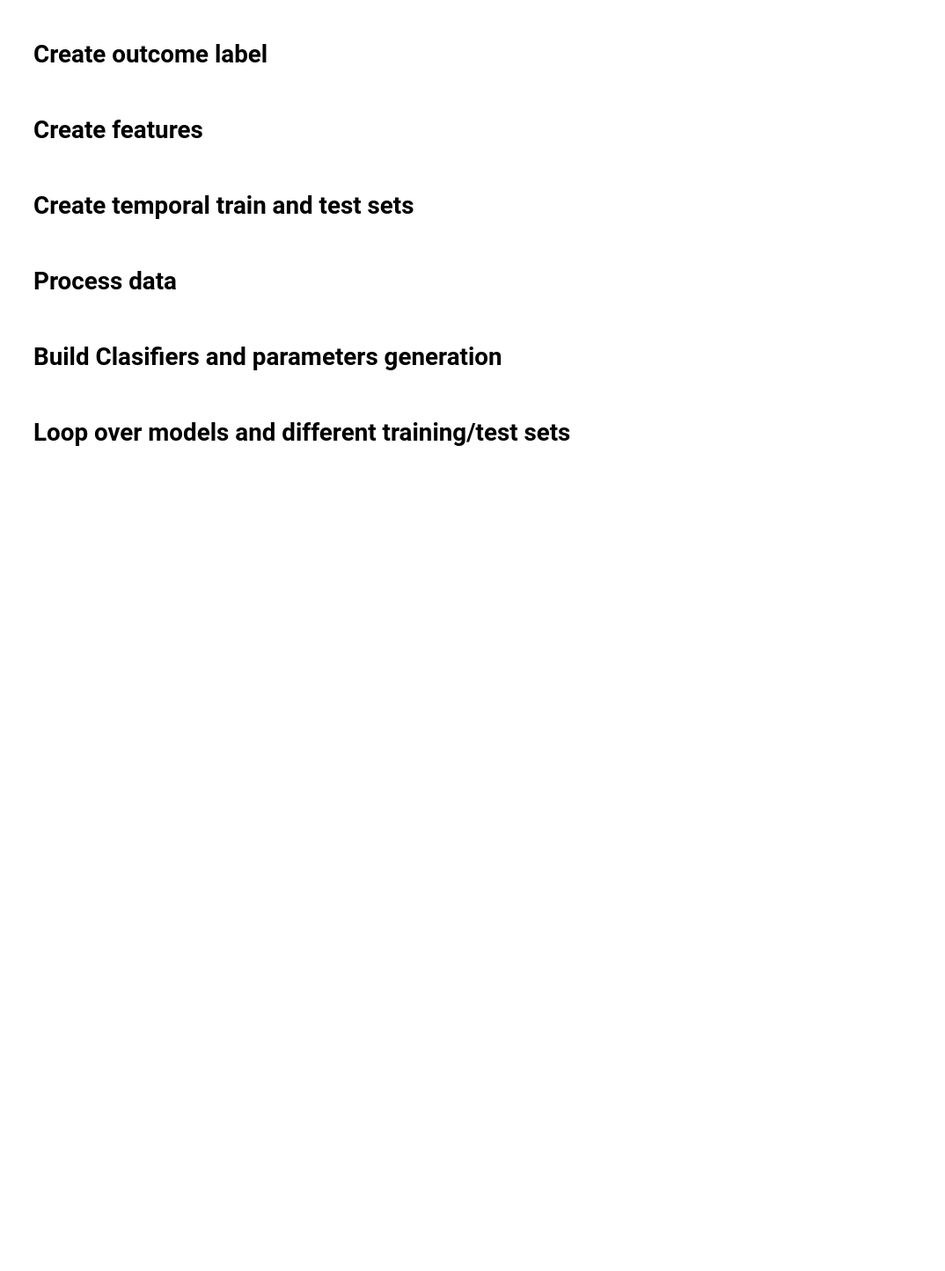
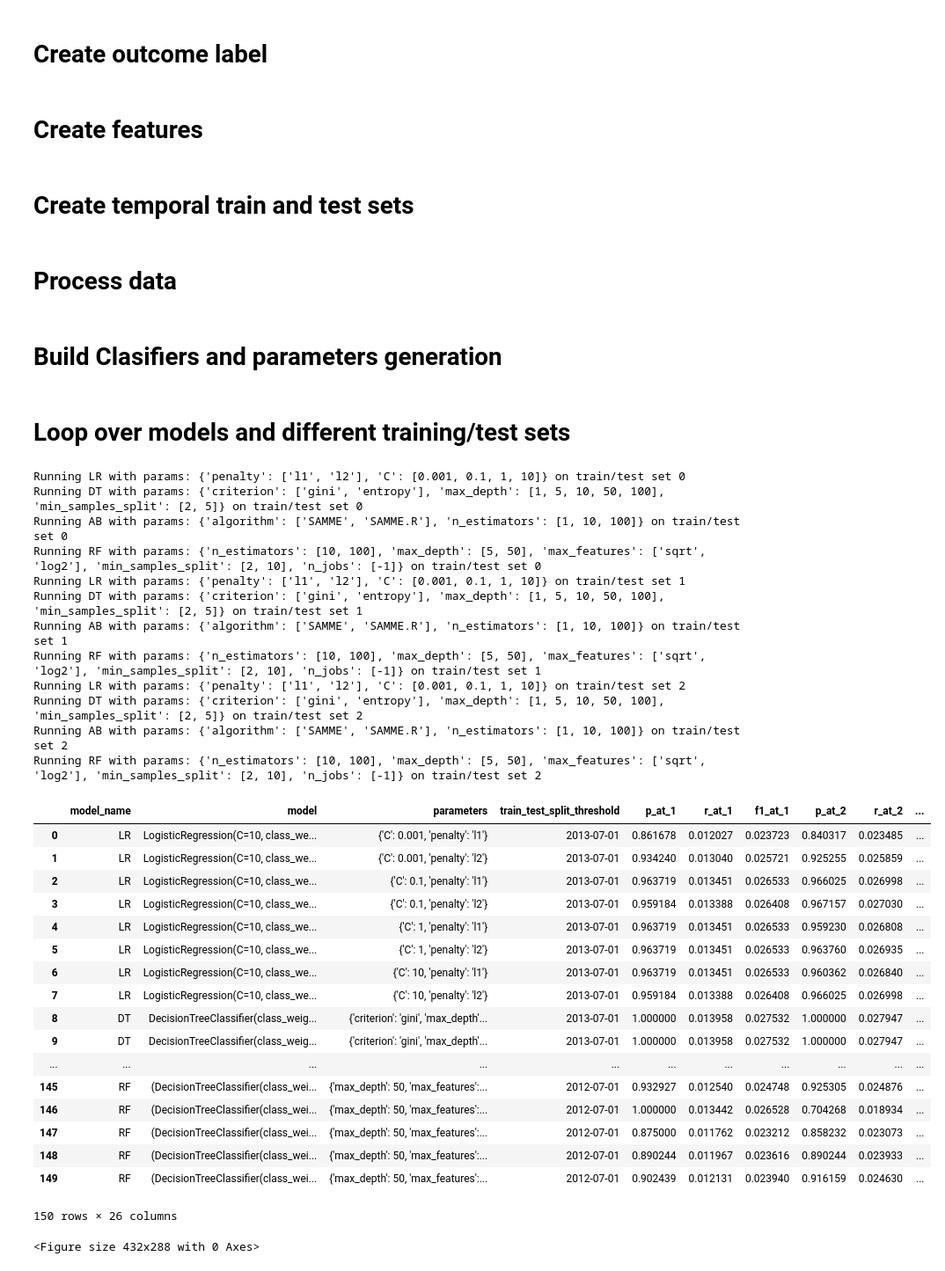
Before and after one commit to fhalamos/ML-pipeline, a Jupyter notebook: predict_donorschoose_60_days.ipynb, the cells around one changed output. Shown at 88% size. Drawn from its saved outputs; the diff is of its cells as text; code cells hidden in the pictures; blank space fills up the shorter version.

```diff
--- a/predict_donorschoose_60_days.ipynb
+++ b/predict_donorschoose_60_days.ipynb
@@ -141,4 +161,37 @@ models, parameters_grid = pipeline.get_models_and_parameters()
 # %%
 importlib.reload(pipeline)
 
 results = pipeline.iterate_over_models_and_training_test_sets(models_to_run, models, parameters_grid, train_test_sets)
+results
+# %% [output]
+Running LR with params: {'penalty': ['l1', 'l2'], 'C': [0.001, 0.1, 1, 10]} on train/test set 0
+Running DT with params: {'criterion': ['gini', 'entropy'], 'max_depth': [1, 5, 10, 50, 100], 'min_samples_split': [2, 5]} on train/test set 0
+Running AB with params: {'algorithm': ['SAMME', 'SAMME.R'], 'n_estimators': [1, 10, 100]} on train/test set 0
+Running RF with params: {'n_estimators': [10, 100], 'max_depth': [5, 50], 'max_features': ['sqrt', 'log2'], 'min_samples_split': [2, 10], 'n_jobs': [-1]} on train/test set 0
+Running LR with params: {'penalty': ['l1', 'l2'], 'C': [0.001, 0.1, 1, 10]} on train/test set 1
+Running DT with params: {'criterion': ['gini', 'entropy'], 'max_depth': [1, 5, 10, 50, 100], 'min_samples_split': [2, 5]} on train/test set 1
+Running AB with params: {'algorithm': ['SAMME', 'SAMME.R'], 'n_estimators': [1, 10, 100]} on train/test set 1
+Running RF with params: {'n_estimators': [10, 100], 'max_depth': [5, 50], 'max_features': ['sqrt', 'log2'], 'min_samples_split': [2, 10], 'n_jobs': [-1]} on train/test set 1
+Running LR with params: {'penalty': ['l1', 'l2'], 'C': [0.001, 0.1, 1, 10]} on train/test set 2
+Running DT with params: {'criterion': ['gini', 'entropy'], 'max_depth': [1, 5, 10, 50, 100], 'min_samples_split': [2, 5]} on train/test set 2
+Running AB with params: {'algorithm': ['SAMME', 'SAMME.R'], 'n_estimators': [1, 10, 100]} on train/test set 2
+Running RF with params: {'n_estimators': [10, 100], 'max_depth': [5, 50], 'max_features': ['sqrt', 'log2'], 'min_samples_split': [2, 10], 'n_jobs': [-1]} on train/test set 2
+|  | model_name | model | parameters | train_test_split_threshold | p_at_1 | r_at_1 | f1_at_1 | p_at_2 | r_at_2 | ... |
+| 0 | LR | LogisticRegression(C=10, class_we... | {'C': 0.001, 'penalty': 'l1'} | 2013-07-01 | 0.861678 | 0.012027 | 0.023723 | 0.840317 | 0.023485 | ... |
+| 1 | LR | LogisticRegression(C=10, class_we... | {'C': 0.001, 'penalty': 'l2'} | 2013-07-01 | 0.934240 | 0.013040 | 0.025721 | 0.925255 | 0.025859 | ... |
+| 2 | LR | LogisticRegression(C=10, class_we... | {'C': 0.1, 'penalty': 'l1'} | 2013-07-01 | 0.963719 | 0.013451 | 0.026533 | 0.966025 | 0.026998 | ... |
+| 3 | LR | LogisticRegression(C=10, class_we... | {'C': 0.1, 'penalty': 'l2'} | 2013-07-01 | 0.959184 | 0.013388 | 0.026408 | 0.967157 | 0.027030 | ... |
+| 4 | LR | LogisticRegression(C=10, class_we... | {'C': 1, 'penalty': 'l1'} | 2013-07-01 | 0.963719 | 0.013451 | 0.026533 | 0.959230 | 0.026808 | ... |
+| 5 | LR | LogisticRegression(C=10, class_we... | {'C': 1, 'penalty': 'l2'} | 2013-07-01 | 0.963719 | 0.013451 | 0.026533 | 0.963760 | 0.026935 | ... |
+| 6 | LR | LogisticRegression(C=10, class_we... | {'C': 10, 'penalty': 'l1'} | 2013-07-01 | 0.963719 | 0.013451 | 0.026533 | 0.960362 | 0.026840 | ... |
+| 7 | LR | LogisticRegression(C=10, class_we... | {'C': 10, 'penalty': 'l2'} | 2013-07-01 | 0.959184 | 0.013388 | 0.026408 | 0.966025 | 0.026998 | ... |
+| 8 | DT | DecisionTreeClassifier(class_weig... | {'criterion': 'gini', 'max_depth'... | 2013-07-01 | 1.000000 | 0.013958 | 0.027532 | 1.000000 | 0.027947 | ... |
+| 9 | DT | DecisionTreeClassifier(class_weig... | {'criterion': 'gini', 'max_depth'... | 2013-07-01 | 1.000000 | 0.013958 | 0.027532 | 1.000000 | 0.027947 | ... |
+| ... | ... | ... | ... | ... | ... | ... | ... | ... | ... | ... |
+| 145 | RF | (DecisionTreeClassifier(class_wei... | {'max_depth': 50, 'max_features':... | 2012-07-01 | 0.932927 | 0.012540 | 0.024748 | 0.925305 | 0.024876 | ... |
+| 146 | RF | (DecisionTreeClassifier(class_wei... | {'max_depth': 50, 'max_features':... | 2012-07-01 | 1.000000 | 0.013442 | 0.026528 | 0.704268 | 0.018934 | ... |
+| 147 | RF | (DecisionTreeClassifier(class_wei... | {'max_depth': 50, 'max_features':... | 2012-07-01 | 0.875000 | 0.011762 | 0.023212 | 0.858232 | 0.023073 | ... |
+| 148 | RF | (DecisionTreeClassifier(class_wei... | {'max_depth': 50, 'max_features':... | 2012-07-01 | 0.890244 | 0.011967 | 0.023616 | 0.890244 | 0.023933 | ... |
+| 149 | RF | (DecisionTreeClassifier(class_wei... | {'max_depth': 50, 'max_features':... | 2012-07-01 | 0.902439 | 0.012131 | 0.023940 | 0.916159 | 0.024630 | ... |
+150 rows × 26 columns
+<Figure size 432x288 with 0 Axes>
```
Also changed, not shown: parts of 8 cells of this notebook, 16 other files.
